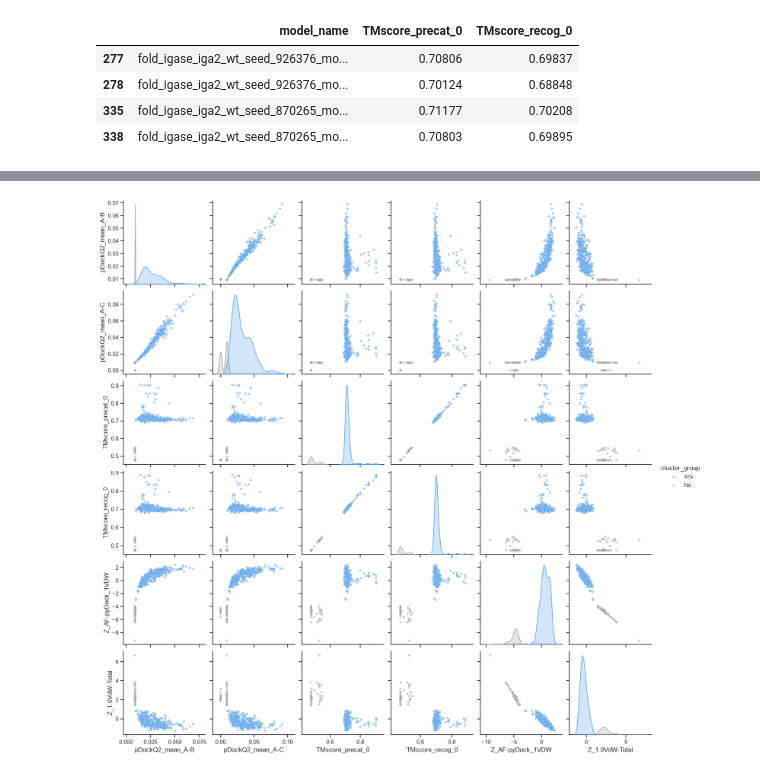
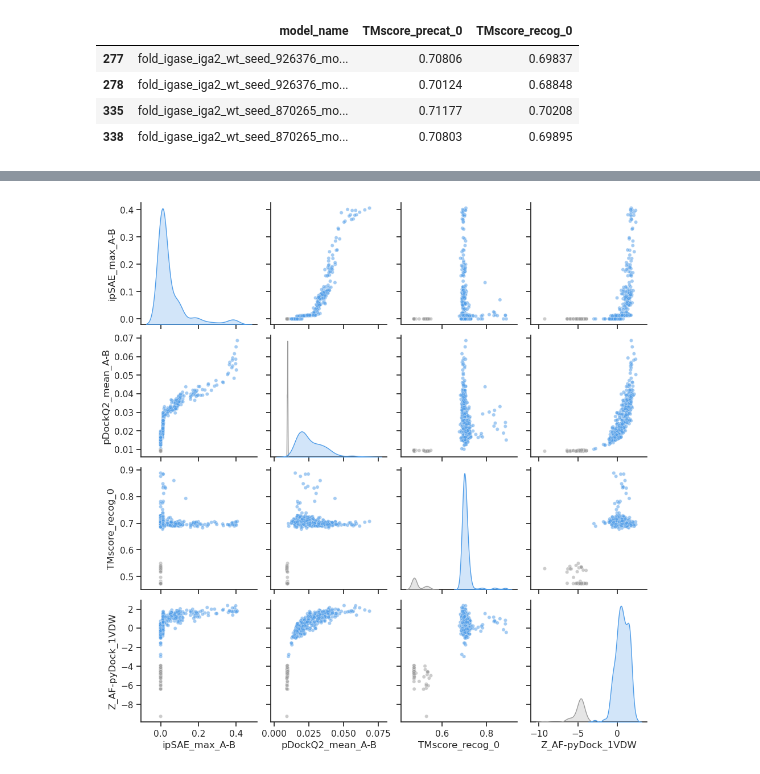
Before and after one commit to Synthetic-Structural-Biology/IgAse-meets-IgA2_AF3, a Jupyter notebook: scores-ICVV.ipynb, the cells around one changed output, grey strips where cells are left out. Saved outputs shown, nothing was run; the diff lists cells and outputs as text; code cells hidden in the pictures.

```diff
--- a/scores-ICVV.ipynb
+++ b/scores-ICVV.ipynb
@@ -992,20 +1105,27 @@ models_z_scores
+# %%
+models_z_scores = pd.read_csv(
+    "AF3S_with_energies_z_scores.csv"
+    )
 # %%
 metrics_correl = [
     # "ranking_score",
-    # "ipSAE_max_A-B", "ipSAE_max_A-C",
+    "ipSAE_max_A-B",
+    # "ipSAE_max_A-C",
     # "ipSAE_min_A-B", "ipSAE_min_A-C",
     # "ipTM_af_A-B",
-    "pDockQ2_mean_A-B", "pDockQ2_mean_A-C",
+    "pDockQ2_mean_A-B",
+    # "pDockQ2_mean_A-C",
     # "LIS_mean_A-B", "LIS_mean_A-C",
-    "TMscore_precat_0",
+    # "TMscore_precat_0",
     "TMscore_recog_0",
     "Z_AF-pyDock_1VDW",
-    "Z_1.0VdW-Total"
+    # "Z_1.0VdW-Total"
 ]
 plot_correlations_metrics(
     models_z_scores, metrics_correl,
     clusters=[14, 15],
+    fig_name="plots/correlation_metrics_z_scores"
     )
 # %% [output]
-[figure, old version]
+[figure, new version]
 # %%
```
Also changed, not shown: parts of 27 cells of this notebook, 17 other files.
